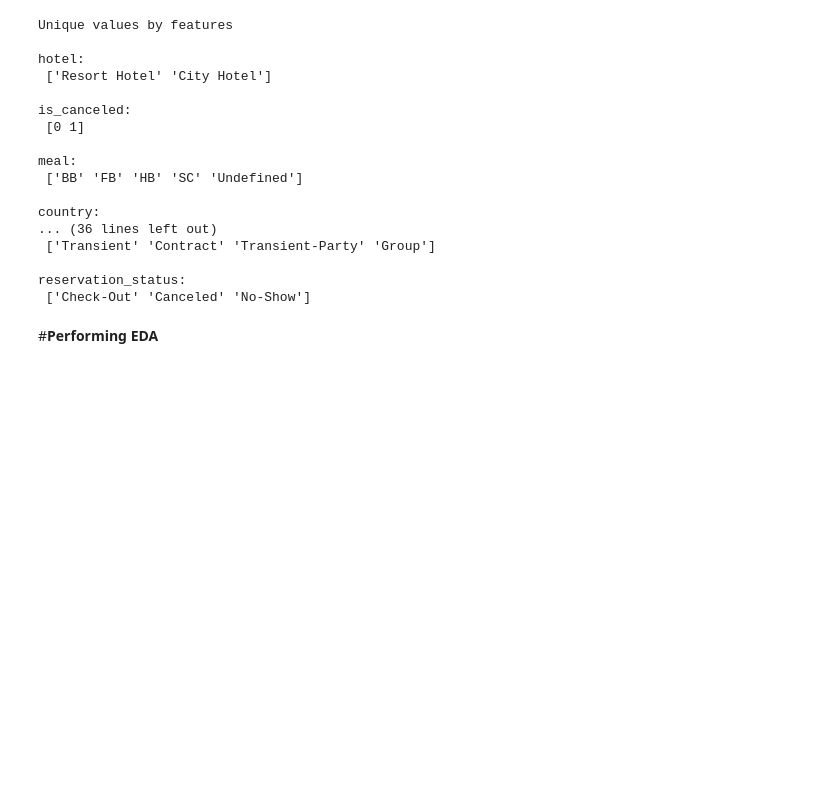
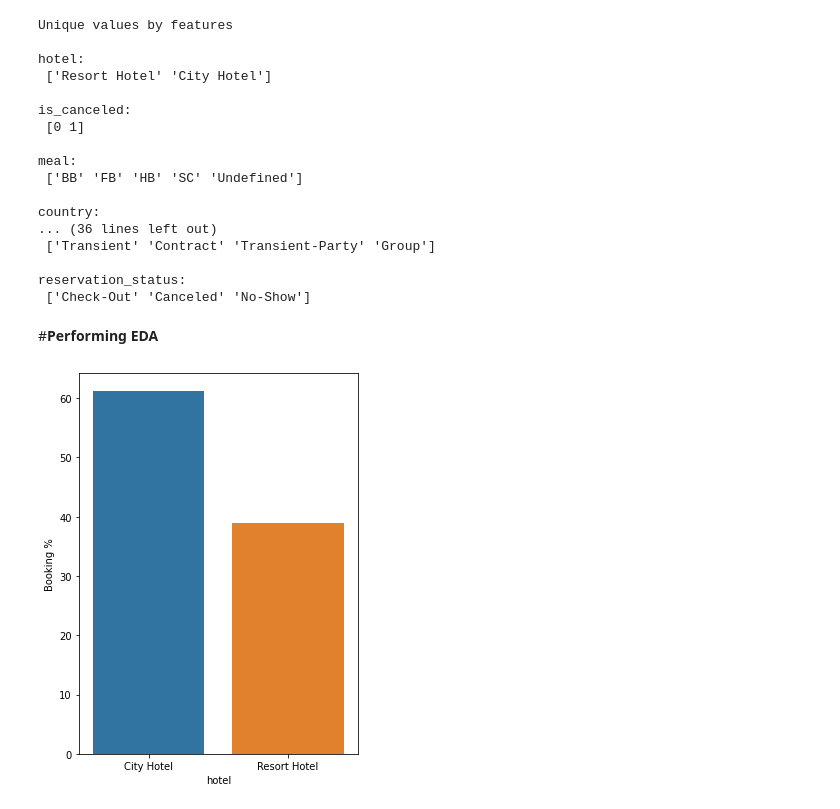
Before and after one commit to rohithv-21/Hotel-booking-analysis, a Jupyter notebook: Hotel_booking_analysis_(Team).ipynb, the cells around one changed output. Cells and saved outputs as stored; diff of their text form; code cells hidden in the pictures; blank space fills up the shorter version.

```diff
--- a/Hotel_booking_analysis_(Team).ipynb
+++ b/Hotel_booking_analysis_(Team).ipynb
@@ -276,3 +288,11 @@ reservation_status:
  ['Check-Out' 'Canceled' 'No-Show']
 # %% [markdown]
 #**Performing EDA**
+# %%
+grouped_by_hotel = df.groupby('hotel')
+d1 = pd.DataFrame((grouped_by_hotel.size()/df.shape[0])*100).reset_index().rename(columns = {0:'Booking %'})      #Calculating percentage
+plt.figure(figsize = (5,7))
+sns.barplot(x = d1['hotel'], y = d1['Booking %'] )
+plt.show()
+# %% [output]
+[figure, added]
```
Also changed, not shown: parts of 27 cells of this notebook.
